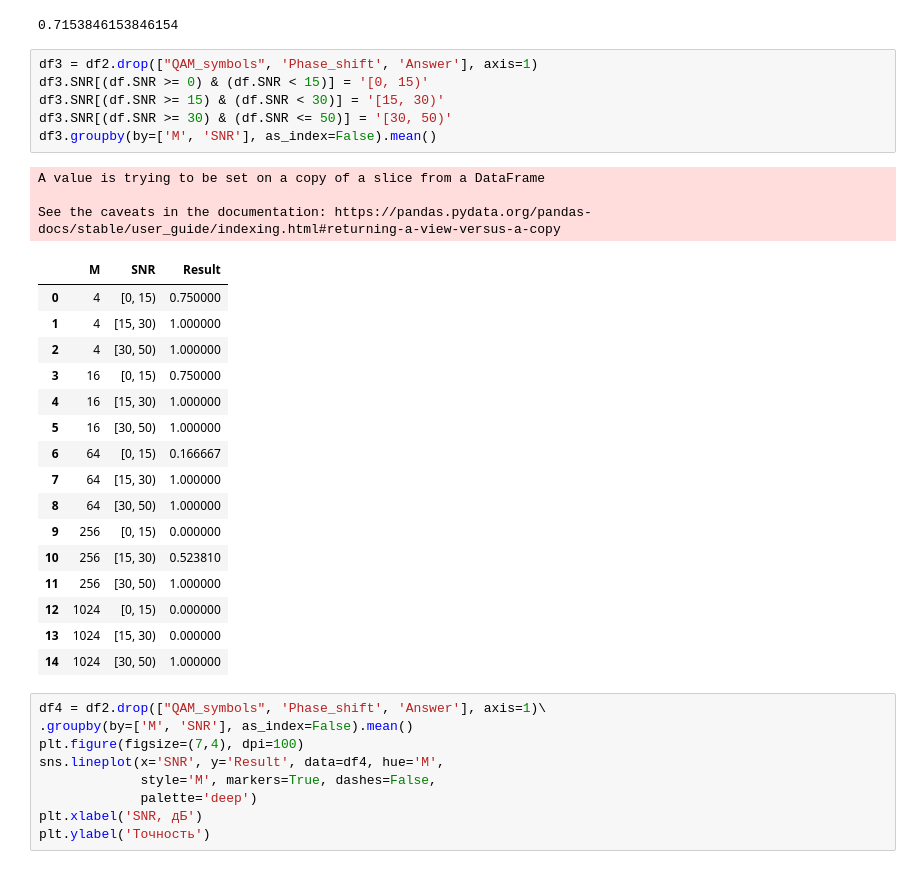
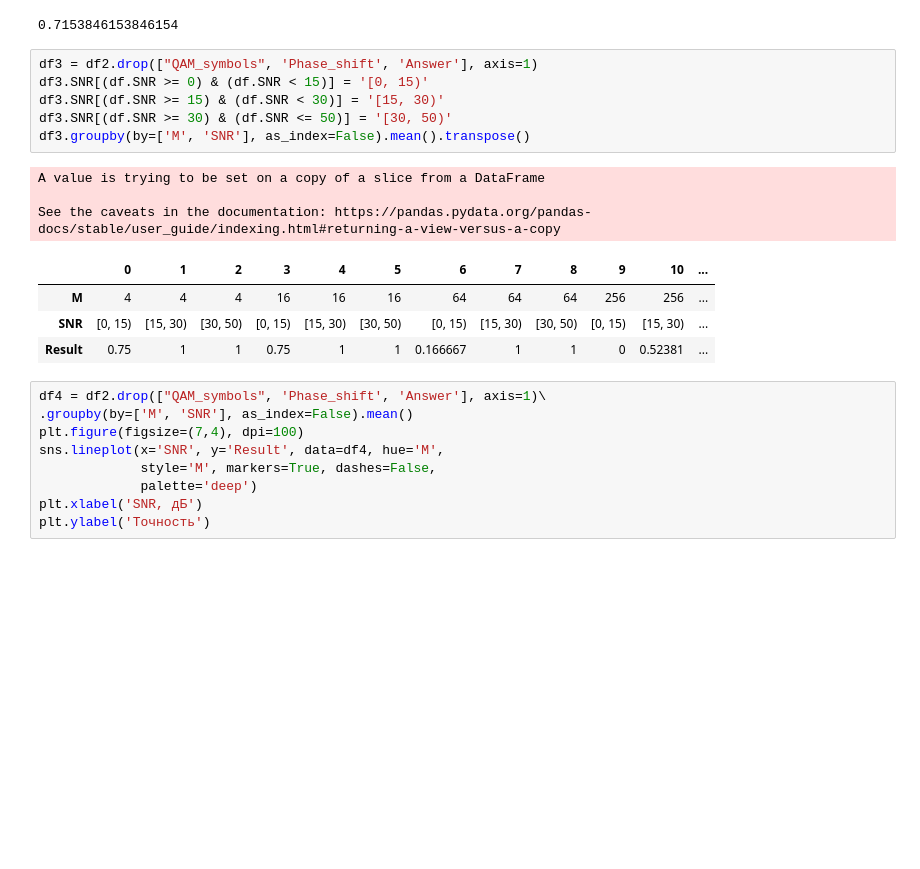
Before and after one commit to vladseve7n/Master_thesis, a Jupyter notebook: MT_2_1_Creating_alg.ipynb, the cells around one changed output. Saved outputs shown, nothing was run; the diff lists cells and outputs as text; blank space fills up the shorter version.

```diff
--- a/MT_2_1_Creating_alg.ipynb
+++ b/MT_2_1_Creating_alg.ipynb
@@ -147,29 +147,17 @@ df2.Result.mean()
 # %%
 df3 = df2.drop(["QAM_symbols", 'Phase_shift', 'Answer'], axis=1)
 df3.SNR[(df.SNR >= 0) & (df.SNR < 15)] = '[0, 15)'
 df3.SNR[(df.SNR >= 15) & (df.SNR < 30)] = '[15, 30)'
 df3.SNR[(df.SNR >= 30) & (df.SNR <= 50)] = '[30, 50)'
-df3.groupby(by=['M', 'SNR'], as_index=False).mean()
+df3.groupby(by=['M', 'SNR'], as_index=False).mean().transpose()
 # %% [output]
 A value is trying to be set on a copy of a slice from a DataFrame
 
 See the caveats in the documentation: https://pandas.pydata.org/pandas-docs/stable/user_guide/indexing.html#returning-a-view-versus-a-copy
-|  | M | SNR | Result |
-| 0 | 4 | [0, 15) | 0.750000 |
-| 1 | 4 | [15, 30) | 1.000000 |
-| 2 | 4 | [30, 50) | 1.000000 |
-| 3 | 16 | [0, 15) | 0.750000 |
-| 4 | 16 | [15, 30) | 1.000000 |
-| 5 | 16 | [30, 50) | 1.000000 |
-| 6 | 64 | [0, 15) | 0.166667 |
-| 7 | 64 | [15, 30) | 1.000000 |
-| 8 | 64 | [30, 50) | 1.000000 |
-| 9 | 256 | [0, 15) | 0.000000 |
-| 10 | 256 | [15, 30) | 0.523810 |
-| 11 | 256 | [30, 50) | 1.000000 |
-| 12 | 1024 | [0, 15) | 0.000000 |
-| 13 | 1024 | [15, 30) | 0.000000 |
-| 14 | 1024 | [30, 50) | 1.000000 |
+|  | 0 | 1 | 2 | 3 | 4 | 5 | 6 | 7 | 8 | 9 | 10 | ... |
+| M | 4 | 4 | 4 | 16 | 16 | 16 | 64 | 64 | 64 | 256 | 256 | ... |
+| SNR | [0, 15) | [15, 30) | [30, 50) | [0, 15) | [15, 30) | [30, 50) | [0, 15) | [15, 30) | [30, 50) | [0, 15) | [15, 30) | ... |
+| Result | 0.75 | 1 | 1 | 0.75 | 1 | 1 | 0.166667 | 1 | 1 | 0 | 0.52381 | ... |
 # %%
 df4 = df2.drop(["QAM_symbols", 'Phase_shift', 'Answer'], axis=1)\
 .groupby(by=['M', 'SNR'], as_index=False).mean()
```
Also changed, not shown: parts of 2 cells of this notebook.
